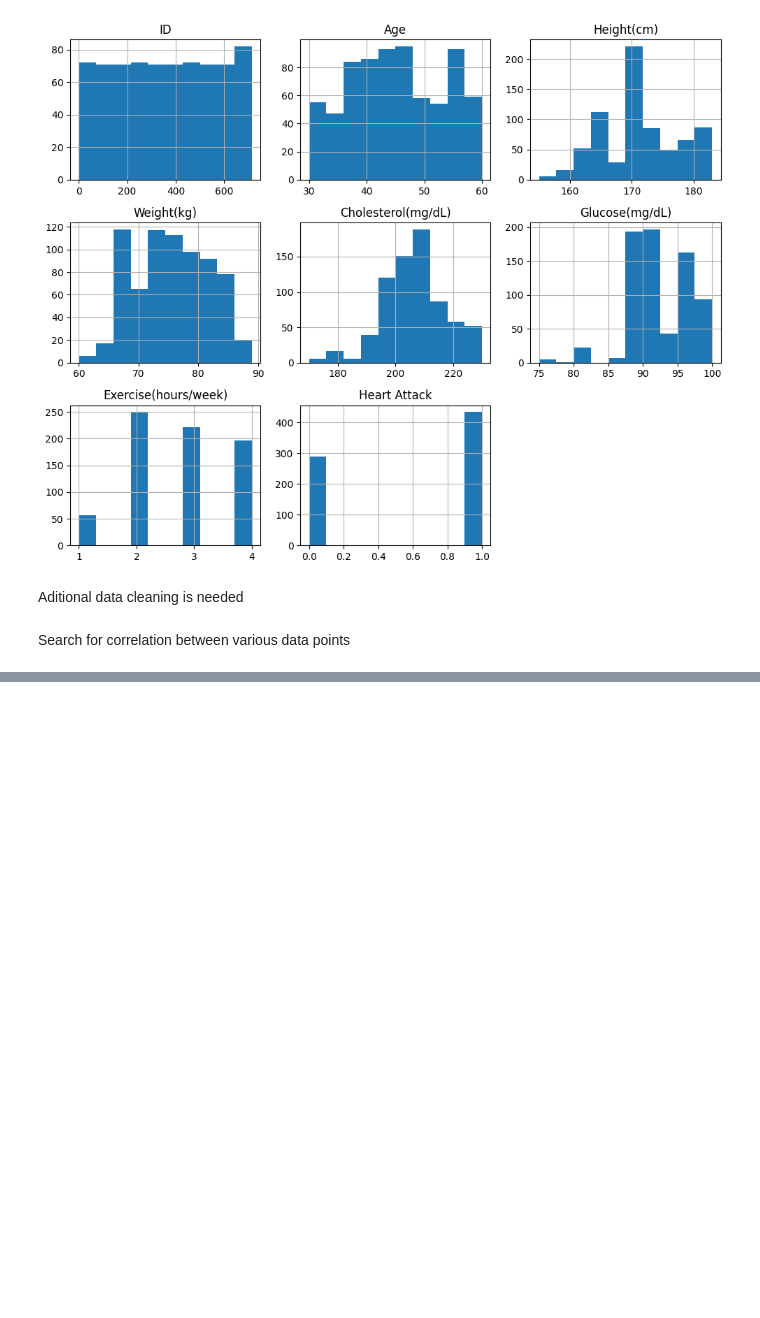
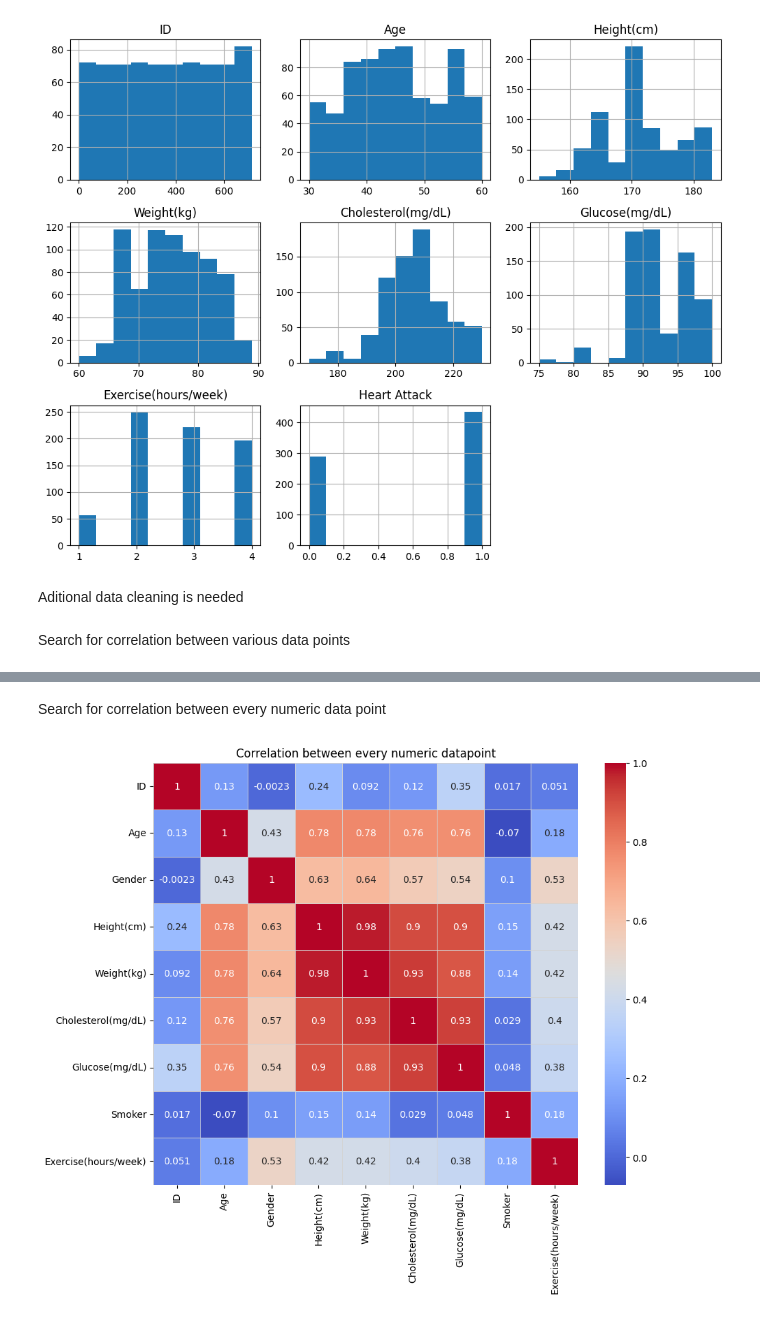
Before and after one commit to godoistvan/Heart-Health, a Jupyter notebook: hearthealth.ipynb, the cells around one changed output, grey strips where cells are left out. Saved outputs shown, nothing was run; the diff lists cells and outputs as text; code cells hidden in the pictures; blank space fills up the shorter version.

```diff
--- a/hearthealth.ipynb
+++ b/hearthealth.ipynb
@@ -83,2 +82,13 @@ print(correlation1)
 0.837322291491066
 0.7918060497930982
+# %% [markdown]
+Search for correlation between every numeric data point
+# %%
+numeric=df.select_dtypes(include=['int64','float64']).columns
+corrmatrix=df[numeric].corr()
+plt.figure(figsize=(10,8))
+sns.heatmap(corrmatrix,annot=True,cmap='coolwarm',linewidths=0.5,linecolor='lightgrey')
+plt.title('Correlation between every numeric datapoint')
+plt.show()
+# %% [output]
+[figure, added]
```
Also changed, not shown: parts of 1 cell of this notebook.
